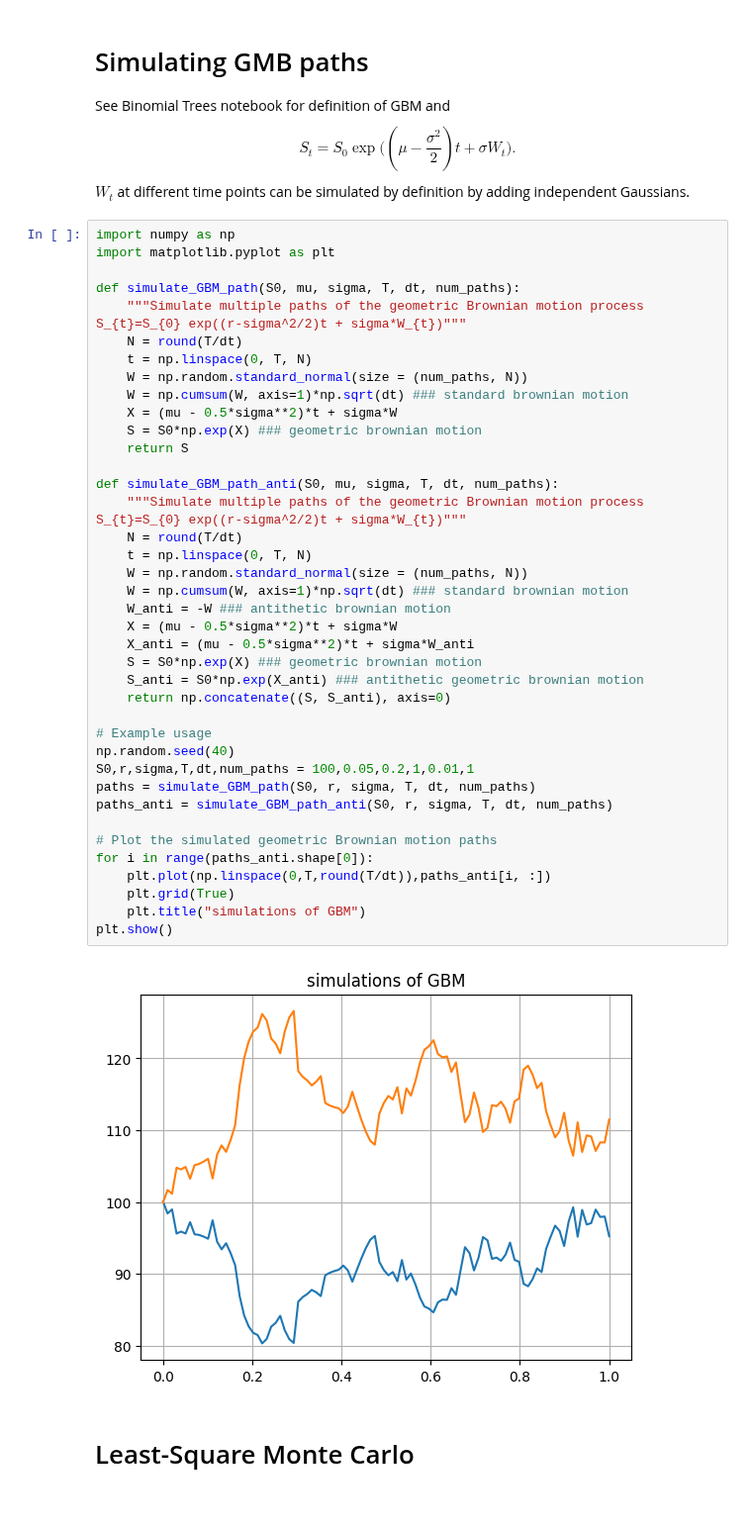
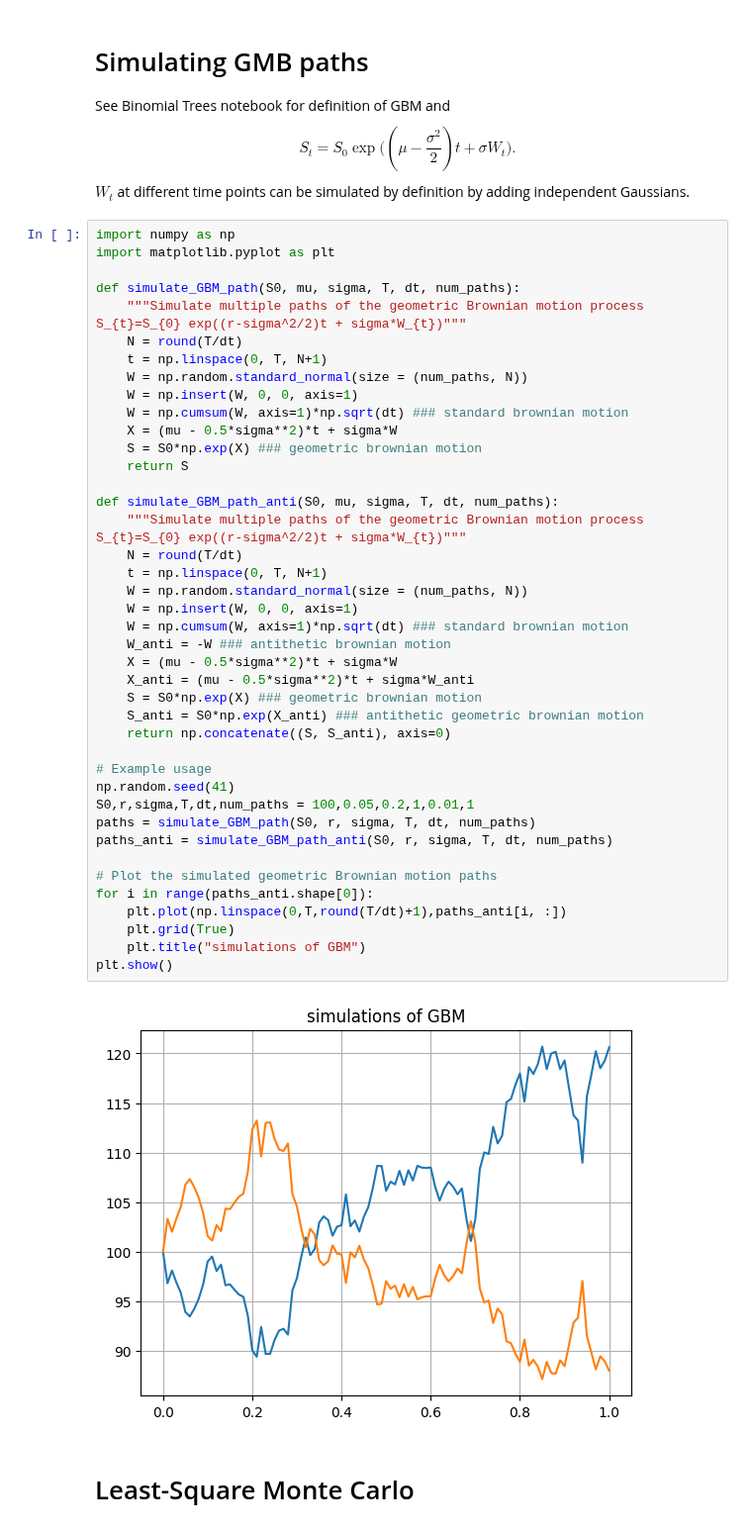
Before and after one commit to ISIPINK/Assignment_Financial_Mathematics_2024, a Jupyter notebook: Longstaff-Schwarz.ipynb, the cells around one changed output. Shown at 99% size. Drawn from its saved outputs; the diff is of its cells as text.

```diff
--- a/Longstaff-Schwarz.ipynb
+++ b/Longstaff-Schwarz.ipynb
@@ -12,40 +12,42 @@ import matplotlib.pyplot as plt
 def simulate_GBM_path(S0, mu, sigma, T, dt, num_paths):
     """Simulate multiple paths of the geometric Brownian motion process S_{t}=S_{0} exp((r-sigma^2/2)t + sigma*W_{t})"""
     N = round(T/dt)
-    t = np.linspace(0, T, N)
+    t = np.linspace(0, T, N+1)
     W = np.random.standard_normal(size = (num_paths, N))
+    W = np.insert(W, 0, 0, axis=1)
     W = np.cumsum(W, axis=1)*np.sqrt(dt) ### standard brownian motion
     X = (mu - 0.5*sigma**2)*t + sigma*W
     S = S0*np.exp(X) ### geometric brownian motion
     return S
 
 def simulate_GBM_path_anti(S0, mu, sigma, T, dt, num_paths):
     """Simulate multiple paths of the geometric Brownian motion process S_{t}=S_{0} exp((r-sigma^2/2)t + sigma*W_{t})"""
     N = round(T/dt)
-    t = np.linspace(0, T, N)
+    t = np.linspace(0, T, N+1)
     W = np.random.standard_normal(size = (num_paths, N))
+    W = np.insert(W, 0, 0, axis=1)
     W = np.cumsum(W, axis=1)*np.sqrt(dt) ### standard brownian motion
     W_anti = -W ### antithetic brownian motion
     X = (mu - 0.5*sigma**2)*t + sigma*W
     X_anti = (mu - 0.5*sigma**2)*t + sigma*W_anti
     S = S0*np.exp(X) ### geometric brownian motion
     S_anti = S0*np.exp(X_anti) ### antithetic geometric brownian motion
     return np.concatenate((S, S_anti), axis=0)
 
 # Example usage
-np.random.seed(40)
+np.random.seed(41)
 S0,r,sigma,T,dt,num_paths = 100,0.05,0.2,1,0.01,1
 paths = simulate_GBM_path(S0, r, sigma, T, dt, num_paths)
 paths_anti = simulate_GBM_path_anti(S0, r, sigma, T, dt, num_paths)
 
 # Plot the simulated geometric Brownian motion paths
 for i in range(paths_anti.shape[0]):
-    plt.plot(np.linspace(0,T,round(T/dt)),paths_anti[i, :])
+    plt.plot(np.linspace(0,T,round(T/dt)+1),paths_anti[i, :])
     plt.grid(True)
     plt.title("simulations of GBM")
 plt.show()
 # %% [output]
-[figure, old version]
+[figure, new version]
 # %% [markdown]
 # Least-Square Monte Carlo
 # %%
```
Also changed, not shown: parts of 1 cell of this notebook, 2 other files.
